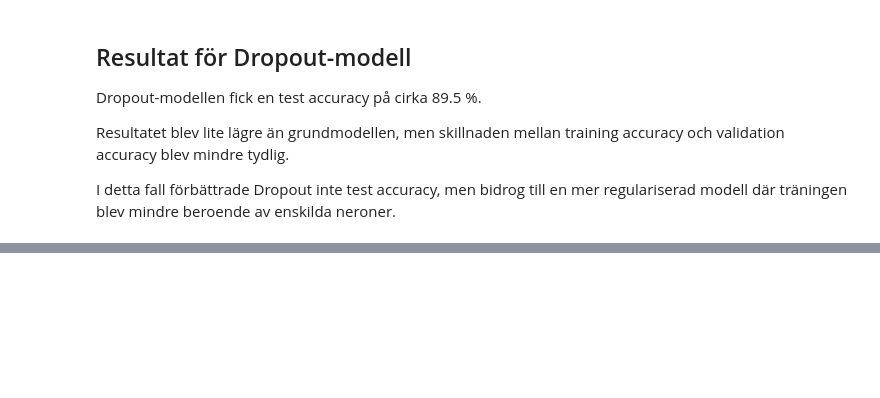
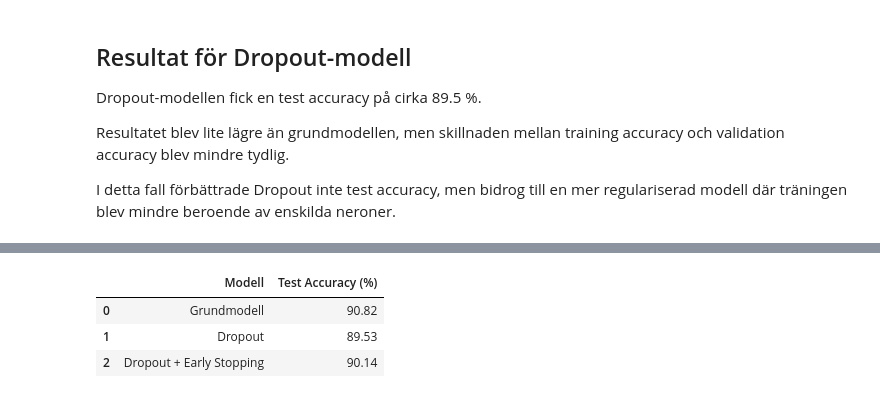
Before and after one commit to SoroushGReza/fashion-mnist-regularisering, a Jupyter notebook: notebook/fashion_mnist_regularisering.ipynb, the cells around one changed output, grey strips where cells are left out. Cells and saved outputs as stored; diff of their text form; code cells hidden in the pictures; blank space fills up the shorter version.

```diff
--- a/notebook/fashion_mnist_regularisering.ipynb
+++ b/notebook/fashion_mnist_regularisering.ipynb
@@ -504,0 +603,9 @@ I detta fall förbättrade Dropout inte test accuracy, men bidrog till en mer re
+# %%
+test_loss_early, test_acc_early = early_model.evaluate(
+    x_test,
+    y_test,
+    verbose=0
+)
+
+print("Test Accuracy:", round(test_acc_early * 100, 2), "%")
+print("Test Loss:", round(test_loss_early, 4))
@@ -504,0 +657,20 @@ I detta fall förbättrade Dropout inte test accuracy, men bidrog till en mer re
+# %%
+results = pd.DataFrame({
+    "Modell": [
+        "Grundmodell",
+        "Dropout",
+        "Dropout + Early Stopping"
+    ],
+    "Test Accuracy (%)": [
+        round(test_acc_base * 100, 2),
+        round(test_acc_dropout * 100, 2),
+        round(test_acc_early * 100, 2)
+    ]
+})
+
+results
+# %% [output]
+|  | Modell | Test Accuracy (%) |
+| 0 | Grundmodell | 90.82 |
+| 1 | Dropout | 89.53 |
+| 2 | Dropout + Early Stopping | 90.14 |
```
Also changed, not shown: parts of 11 cells of this notebook.
